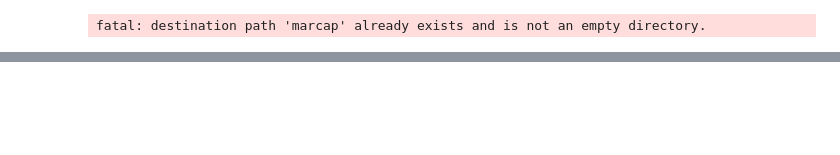
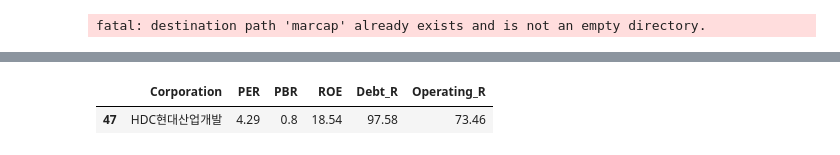
Before and after one commit to kmlee78/MachineLearning_Basic, a Jupyter notebook: Quantitative_Analysis/Investment_Strategy/Value_Investment.ipynb, the cells around one changed output, grey strips where cells are left out. Saved outputs shown, nothing was run; the diff lists cells and outputs as text; code cells hidden in the pictures; blank space fills up the shorter version.

```diff
--- a/Quantitative_Analysis/Investment_Strategy/Value_Investment.ipynb
+++ b/Quantitative_Analysis/Investment_Strategy/Value_Investment.ipynb
@@ -86,0 +105,8 @@ information
+# %%
+"""필터링"""
+
+condition = (info['PER'] < 5) & (info['PBR'] < 1) & (info['ROE'] > 15) & (info['Debt_R'] < 100) & (info['Operating_R'] > 20)
+info[condition]
+# %% [output]
+|  | Corporation | PER | PBR | ROE | Debt_R | Operating_R |
+| 47 | HDC현대산업개발 | 4.29 | 0.8 | 18.54 | 97.58 | 73.46 |
```
Also changed, not shown: parts of 2 cells of this notebook, 3 other files.
